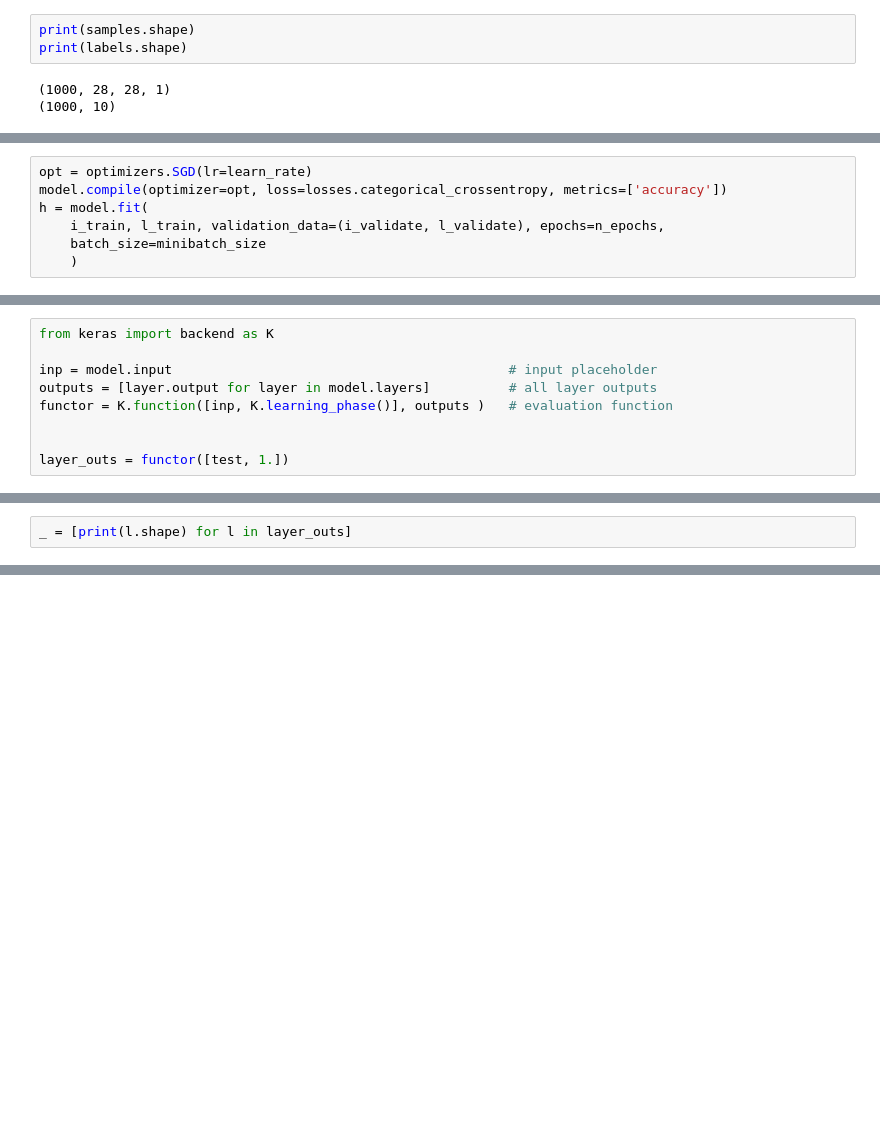
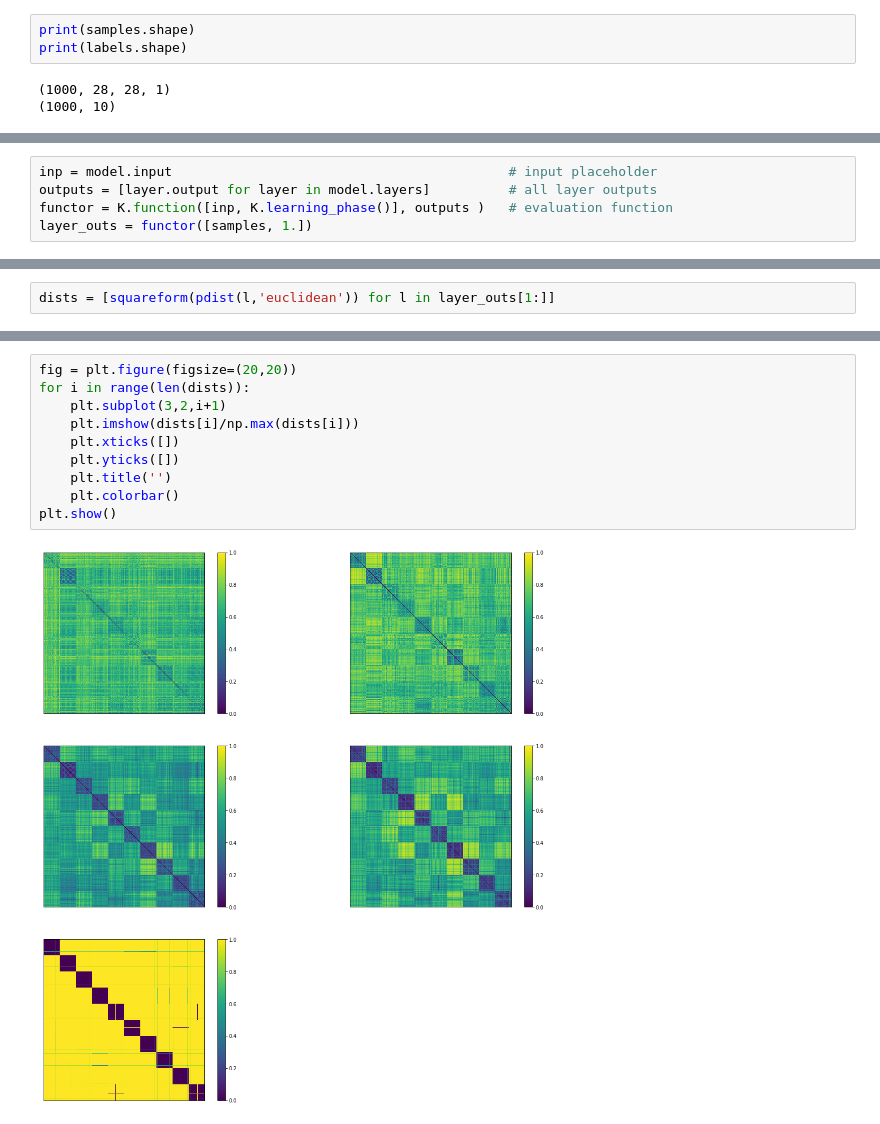
Before and after one commit to ansuini/Winter_School_QLS_2018, a Jupyter notebook: Advanced1/RepresentationsExtraction.ipynb, the cells around one changed output, grey strips where cells are left out. Drawn from its saved outputs; the diff is of its cells as text; blank space fills up the shorter version.

```diff
--- a/Advanced1/RepresentationsExtraction.ipynb
+++ b/Advanced1/RepresentationsExtraction.ipynb
@@ -107,7 +105,0 @@ activation_fcn = 'sigmoid'
-# %%
-opt = optimizers.SGD(lr=learn_rate)
-model.compile(optimizer=opt, loss=losses.categorical_crossentropy, metrics=['accuracy'])
-h = model.fit(
-    i_train, l_train, validation_data=(i_validate, l_validate), epochs=n_epochs,
-    batch_size=minibatch_size
-    )
@@ -138 +110,6 @@ print(test.shape)
+# %%
+inp = model.input                                           # input placeholder
+outputs = [layer.output for layer in model.layers]          # all layer outputs
+functor = K.function([inp, K.learning_phase()], outputs )   # evaluation function
+layer_outs = functor([samples, 1.])
 # %%
@@ -147,9 +123,0 @@ output
-# %%
-from keras import backend as K
-
-inp = model.input                                           # input placeholder
-outputs = [layer.output for layer in model.layers]          # all layer outputs
-functor = K.function([inp, K.learning_phase()], outputs )   # evaluation function
-
-
-layer_outs = functor([test, 1.])
@@ -163,2 +128,2 @@ print(tensorflow.__version__)
 # %%
-_ = [print(l.shape) for l in layer_outs]
+dists = [squareform(pdist(l,'euclidean')) for l in layer_outs[1:]]
@@ -186,0 +130,12 @@ array([[0.94341296, 0.68029934, 0.18934679, ..., 0.5720547 , 0.8121603 ,
+# %%
+fig = plt.figure(figsize=(20,20))
+for i in range(len(dists)):
+    plt.subplot(3,2,i+1)
+    plt.imshow(dists[i]/np.max(dists[i]))
+    plt.xticks([])
+    plt.yticks([])
+    plt.title('')
+    plt.colorbar()
+plt.show()
+# %% [output]
+[figure, added]
```
Also changed, not shown: parts of 19 cells of this notebook, 4 other files.
